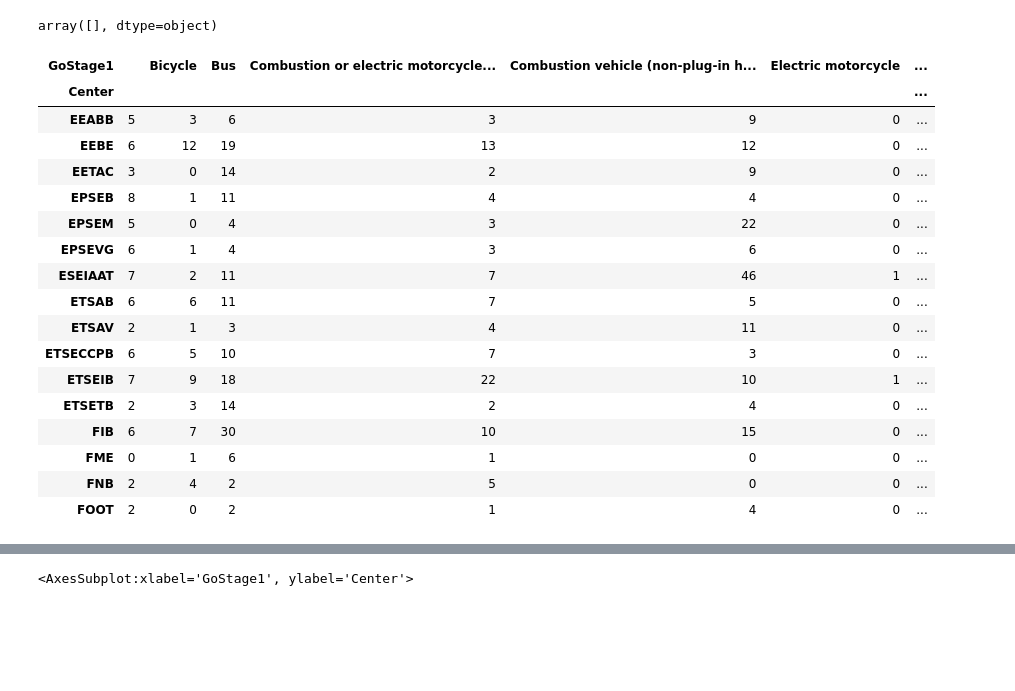
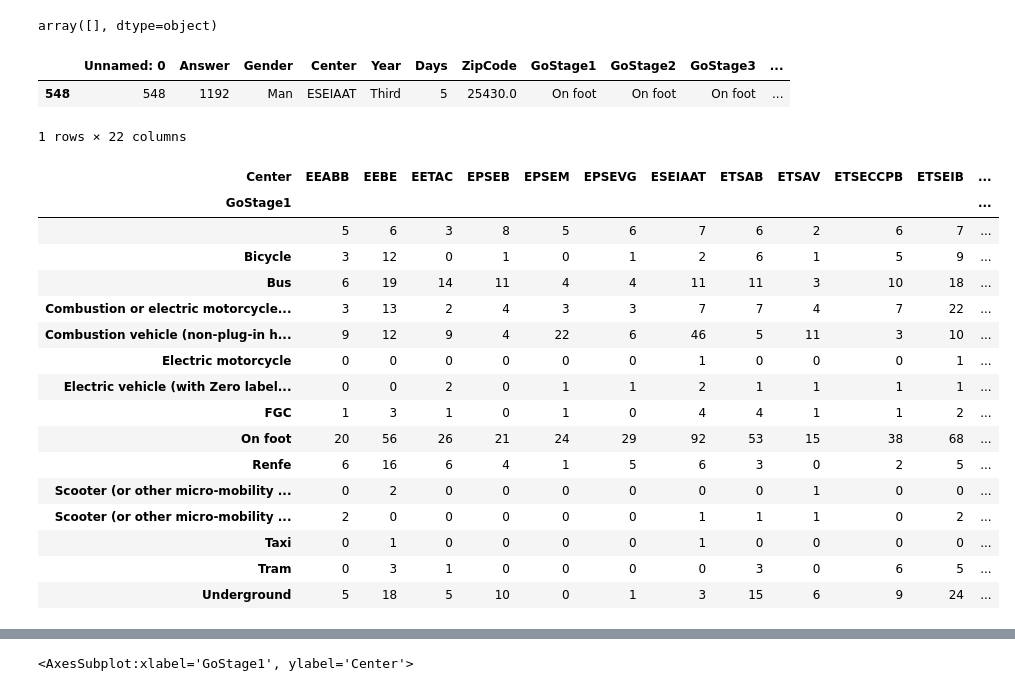
Before and after one commit to isimo00/datathon23, a Jupyter notebook: src/DataCleaning.ipynb, the cells around one changed output, grey strips where cells are left out. Drawn from its saved outputs; the diff is of its cells as text; code cells hidden in the pictures; blank space fills up the shorter version.

```diff
--- a/src/DataCleaning.ipynb
+++ b/src/DataCleaning.ipynb
@@ -30,25 +30,30 @@ Data Visualization
 df[df["Center"] == "Barcelona School of Informatics (FIB)"]["GoStage1"].unique()
 # %% [output]
 array([], dtype=object)
+# %%
+df[df["ZipCode"] == 25430]
+# %% [output]
+|  | Unnamed: 0 | Answer | Gender | Center | Year | Days | ZipCode | GoStage1 | GoStage2 | GoStage3 | ... |
+| 548 | 548 | 1192 | Man | ESEIAAT | Third | 5 | 25430.0 | On foot | On foot | On foot | ... |
+1 rows × 22 columns
 # %%
-pt = df.pivot_table(index="Center", columns="GoStage1", aggfunc="count", fill_value=0)["Answer"]
+pt = df.pivot_table(index="GoStage1", columns="Center", aggfunc="count", fill_value=0)["Answer"]
 pt
 # %% [output]
-| GoStage1 |  | Bicycle | Bus | Combustion or electric motorcycle... | Combustion vehicle (non-plug-in h... | Electric motorcycle | ... |
-| Center |  |  |  |  |  |  | ... |
-| EEABB | 5 | 3 | 6 | 3 | 9 | 0 | ... |
-| EEBE | 6 | 12 | 19 | 13 | 12 | 0 | ... |
-| EETAC | 3 | 0 | 14 | 2 | 9 | 0 | ... |
-| EPSEB | 8 | 1 | 11 | 4 | 4 | 0 | ... |
-| EPSEM | 5 | 0 | 4 | 3 | 22 | 0 | ... |
-| EPSEVG | 6 | 1 | 4 | 3 | 6 | 0 | ... |
-| ESEIAAT | 7 | 2 | 11 | 7 | 46 | 1 | ... |
-| ETSAB | 6 | 6 | 11 | 7 | 5 | 0 | ... |
-| ETSAV | 2 | 1 | 3 | 4 | 11 | 0 | ... |
-| ETSECCPB | 6 | 5 | 10 | 7 | 3 | 0 | ... |
-| ETSEIB | 7 | 9 | 18 | 22 | 10 | 1 | ... |
-| ETSETB | 2 | 3 | 14 | 2 | 4 | 0 | ... |
-| FIB | 6 | 7 | 30 | 10 | 15 | 0 | ... |
-| FME | 0 | 1 | 6 | 1 | 0 | 0 | ... |
-| FNB | 2 | 4 | 2 | 5 | 0 | 0 | ... |
-| FOOT | 2 | 0 | 2 | 1 | 4 | 0 | ... |
+| Center | EEABB | EEBE | EETAC | EPSEB | EPSEM | EPSEVG | ESEIAAT | ETSAB | ETSAV | ETSECCPB | ETSEIB | ... |
+| GoStage1 |  |  |  |  |  |  |  |  |  |  |  | ... |
+|  | 5 | 6 | 3 | 8 | 5 | 6 | 7 | 6 | 2 | 6 | 7 | ... |
+| Bicycle | 3 | 12 | 0 | 1 | 0 | 1 | 2 | 6 | 1 | 5 | 9 | ... |
+| Bus | 6 | 19 | 14 | 11 | 4 | 4 | 11 | 11 | 3 | 10 | 18 | ... |
+| Combustion or electric motorcycle... | 3 | 13 | 2 | 4 | 3 | 3 | 7 | 7 | 4 | 7 | 22 | ... |
+| Combustion vehicle (non-plug-in h... | 9 | 12 | 9 | 4 | 22 | 6 | 46 | 5 | 11 | 3 | 10 | ... |
+| Electric motorcycle | 0 | 0 | 0 | 0 | 0 | 0 | 1 | 0 | 0 | 0 | 1 | ... |
+| Electric vehicle (with Zero label... | 0 | 0 | 2 | 0 | 1 | 1 | 2 | 1 | 1 | 1 | 1 | ... |
+| FGC | 1 | 3 | 1 | 0 | 1 | 0 | 4 | 4 | 1 | 1 | 2 | ... |
+| On foot | 20 | 56 | 26 | 21 | 24 | 29 | 92 | 53 | 15 | 38 | 68 | ... |
+| Renfe | 6 | 16 | 6 | 4 | 1 | 5 | 6 | 3 | 0 | 2 | 5 | ... |
+| Scooter (or other micro-mobility ... | 0 | 2 | 0 | 0 | 0 | 0 | 0 | 0 | 1 | 0 | 0 | ... |
+| Scooter (or other micro-mobility ... | 2 | 0 | 0 | 0 | 0 | 0 | 1 | 1 | 1 | 0 | 2 | ... |
+| Taxi | 0 | 1 | 0 | 0 | 0 | 0 | 1 | 0 | 0 | 0 | 0 | ... |
+| Tram | 0 | 3 | 1 | 0 | 0 | 0 | 0 | 3 | 0 | 6 | 5 | ... |
+| Underground | 5 | 18 | 5 | 10 | 0 | 1 | 3 | 15 | 6 | 9 | 24 | ... |
```
Also changed, not shown: parts of 3 cells of this notebook, 3 other files.
